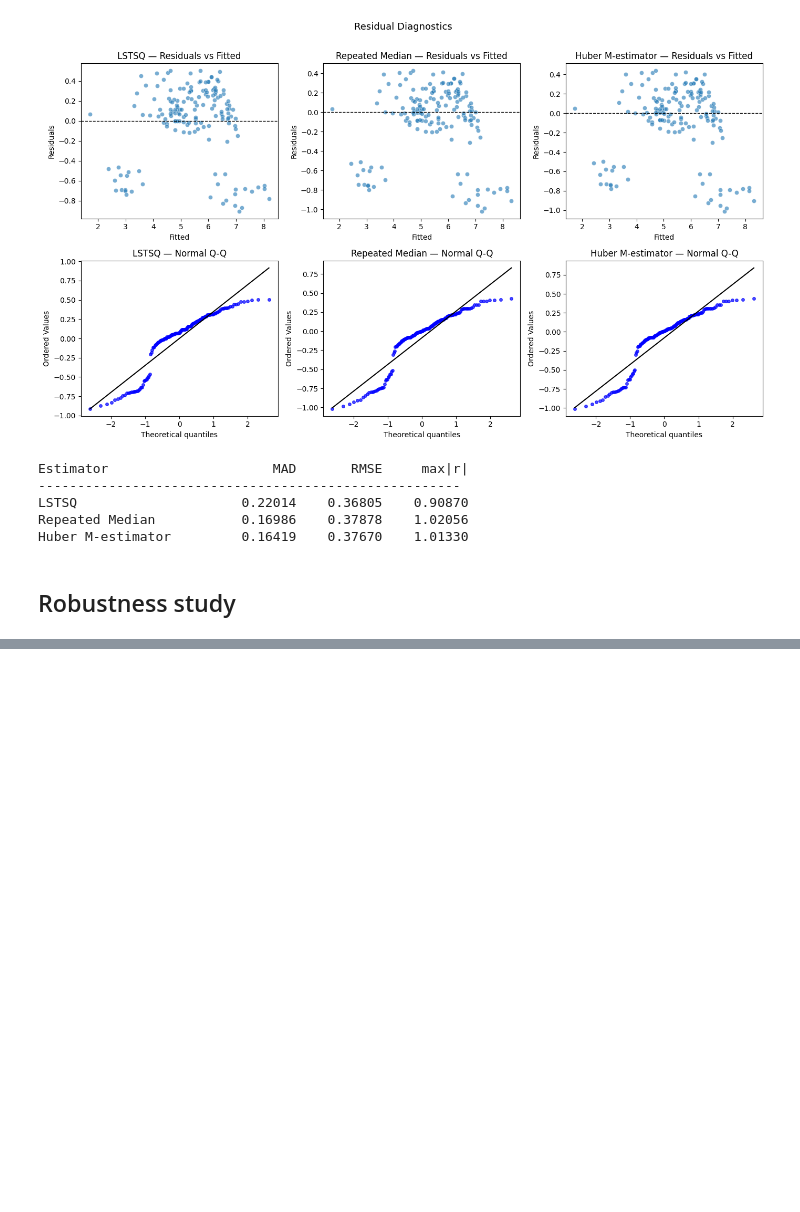
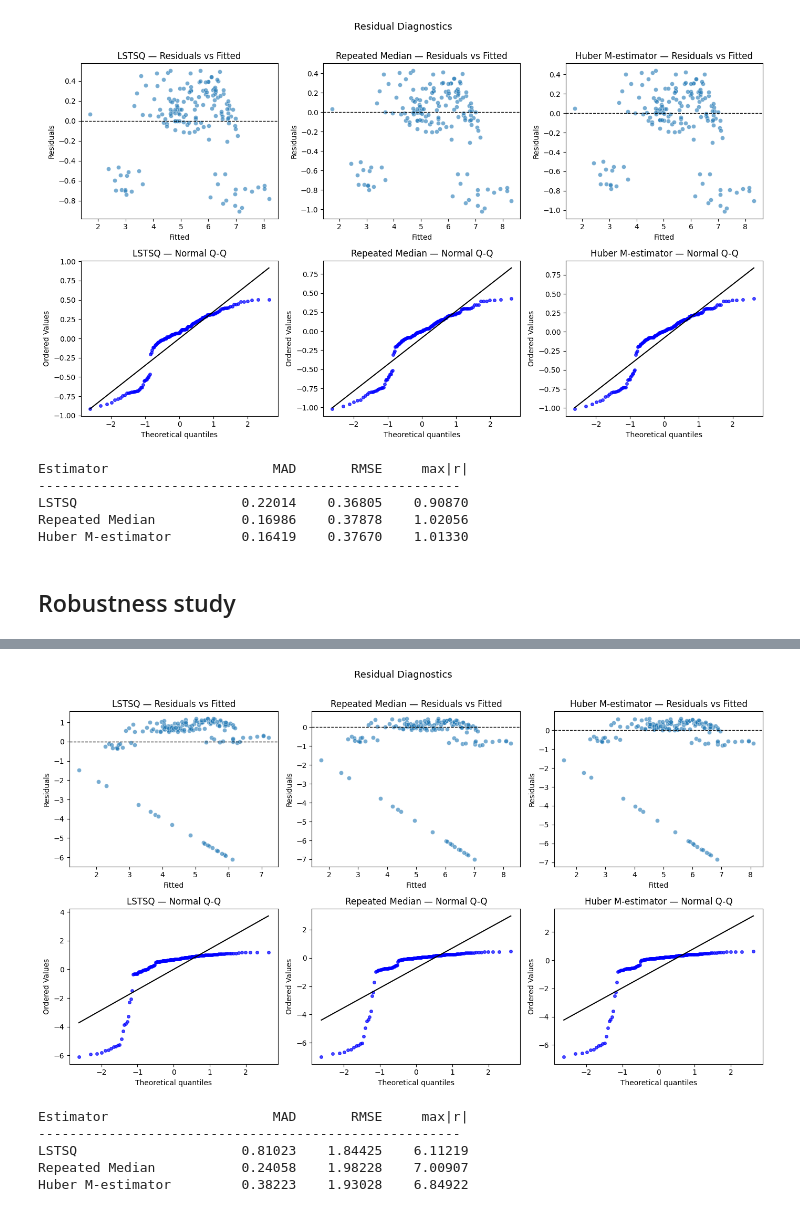
Before and after one commit to AnjaCvetkovic25/huber-vs-repeated-median, a Jupyter notebook: main.ipynb, the cells around one changed output, grey strips where cells are left out. Drawn from its saved outputs; the diff is of its cells as text; code cells hidden in the pictures; blank space fills up the shorter version.

```diff
--- a/main.ipynb
+++ b/main.ipynb
@@ -293,0 +337,9 @@ Huber M-estimator         0.16419    0.37670    1.01330
+# %%
+est.residual_diagnostic(estimators_rob, x_rob)
+# %% [output]
+[figure, added]
+Estimator                     MAD       RMSE     max|r|
+------------------------------------------------------
+LSTSQ                     0.81023    1.84425    6.11219
+Repeated Median           0.24058    1.98228    7.00907
+Huber M-estimator         0.38223    1.93028    6.84922
```
Also changed, not shown: parts of 3 cells of this notebook, 1 other file.
